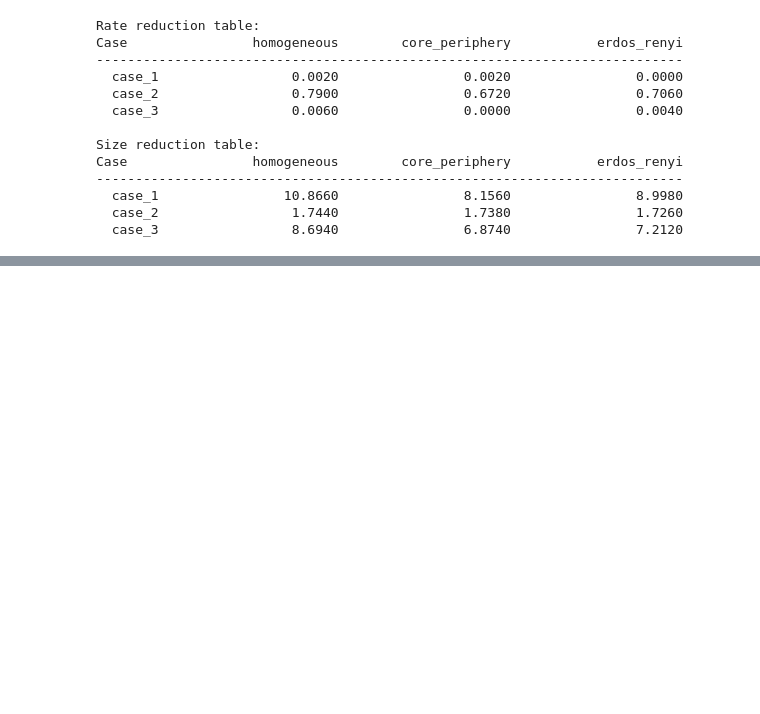
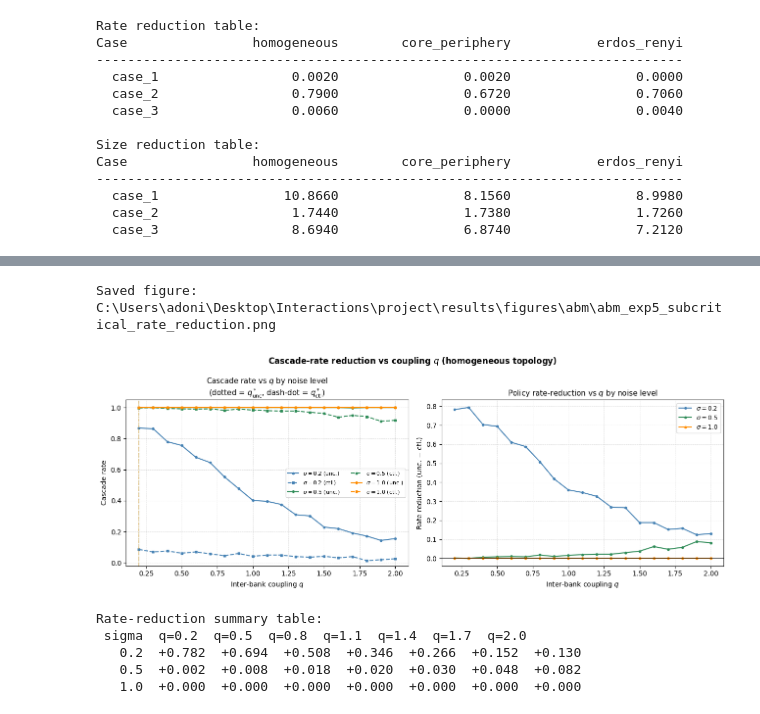
Before and after one commit to adonis107/MVA, a Jupyter notebook: notebooks/2. ABM Experiments.ipynb, the cells around one changed output, grey strips where cells are left out. Cells and saved outputs as stored; diff of their text form; code cells hidden in the pictures; blank space fills up the shorter version.

```diff
--- a/notebooks/2. ABM Experiments.ipynb
+++ b/notebooks/2. ABM Experiments.ipynb
@@ -791,0 +841,68 @@ Case                homogeneous        core_periphery           erdos_renyi
+# %%
+import numpy as np
+
+sigma_colors = {0.2: 'steelblue', 0.5: 'seagreen', 1.0: 'darkorange'}
+
+fig, axes = plt.subplots(1, 2, figsize=(13, 5))
+fig.suptitle(
+    'Cascade-rate reduction vs coupling $q$ (homogeneous topology)',
+    fontsize=12, fontweight='bold',
+)
+
+for row in exp5:
+    sigma = row['sigma']
+    c = sigma_colors.get(sigma, 'grey')
+    qs = [r['q'] for r in row['q_sweep']]
+    u_rates = [r['uncontrolled_cascade_rate'] for r in row['q_sweep']]
+    c_rates = [r['controlled_cascade_rate'] for r in row['q_sweep']]
+    reductions = [r['rate_reduction'] for r in row['q_sweep']]
+
+    lbl = f'$\\sigma={sigma}$'
+    axes[0].plot(qs, u_rates, color=c, lw=1.5, marker='o', markersize=3, label=f'{lbl} (unc.)')
+    axes[0].plot(qs, c_rates, color=c, lw=1.5, marker='s', markersize=3, ls='--', label=f'{lbl} (ctl.)')
+
+    # mark critical q
+    cq_u = row['critical_q_uncontrolled']
+    cq_c = row['critical_q_controlled']
+    if cq_u is not None:
+        axes[0].axvline(cq_u, color=c, ls=':', lw=0.8, alpha=0.6)
+    if cq_c is not None:
+        axes[0].axvline(cq_c, color=c, ls='-.', lw=0.8, alpha=0.6)
+
+    axes[1].plot(qs, reductions, color=c, lw=1.5, marker='o', markersize=3, label=lbl)
+
+axes[0].set_xlabel('Inter-bank coupling $q$')
+axes[0].set_ylabel('Cascade rate')
+axes[0].set_ylim(-0.02, 1.05)
+axes[0].set_title(
+    'Cascade rate vs $q$ by noise level\n'
+    r'(dotted = $q^*_{\rm unc}$, dash-dot = $q^*_{\rm ctl}$)',
+    fontsize=11,
+)
+axes[0].legend(fontsize=8, ncol=2)
+axes[0].grid(True, ls='--', lw=0.5, alpha=0.5)
+
+axes[1].set_xlabel('Inter-bank coupling $q$')
+axes[1].set_ylabel('Rate reduction (unc. $-$ ctl.)')
+axes[1].axhline(0, color='k', lw=0.7)
+axes[1].set_title('Policy rate-reduction vs $q$ by noise level', fontsize=11)
+axes[1].legend(fontsize=9)
+axes[1].grid(True, ls='--', lw=0.5, alpha=0.5)
+
+plt.tight_layout()
+save_and_show('abm_exp5_subcritical_rate_reduction')
+
+print('\nRate-reduction summary table:')
+header = f"{'sigma':>6}  " + "  ".join(f"q={r['q']:.1f}" for r in exp5[0]['q_sweep'][::3])
+print(header)
+for row in exp5:
+    vals = "  ".join(f"{r['rate_reduction']:+.3f}" for r in row['q_sweep'][::3])
+    print(f"{row['sigma']:>6.1f}  {vals}")
+# %% [output]
+Saved figure: C:\Users\adoni\Desktop\Interactions\project\results\figures\abm\abm_exp5_subcritical_rate_reduction.png
+[figure, added]
+Rate-reduction summary table:
+ sigma  q=0.2  q=0.5  q=0.8  q=1.1  q=1.4  q=1.7  q=2.0
+   0.2  +0.782  +0.694  +0.508  +0.346  +0.266  +0.152  +0.130
+   0.5  +0.002  +0.008  +0.018  +0.020  +0.030  +0.048  +0.082
+   1.0  +0.000  +0.000  +0.000  +0.000  +0.000  +0.000  +0.000
```
Also changed, not shown: parts of 2 cells of this notebook, 2 other files.
